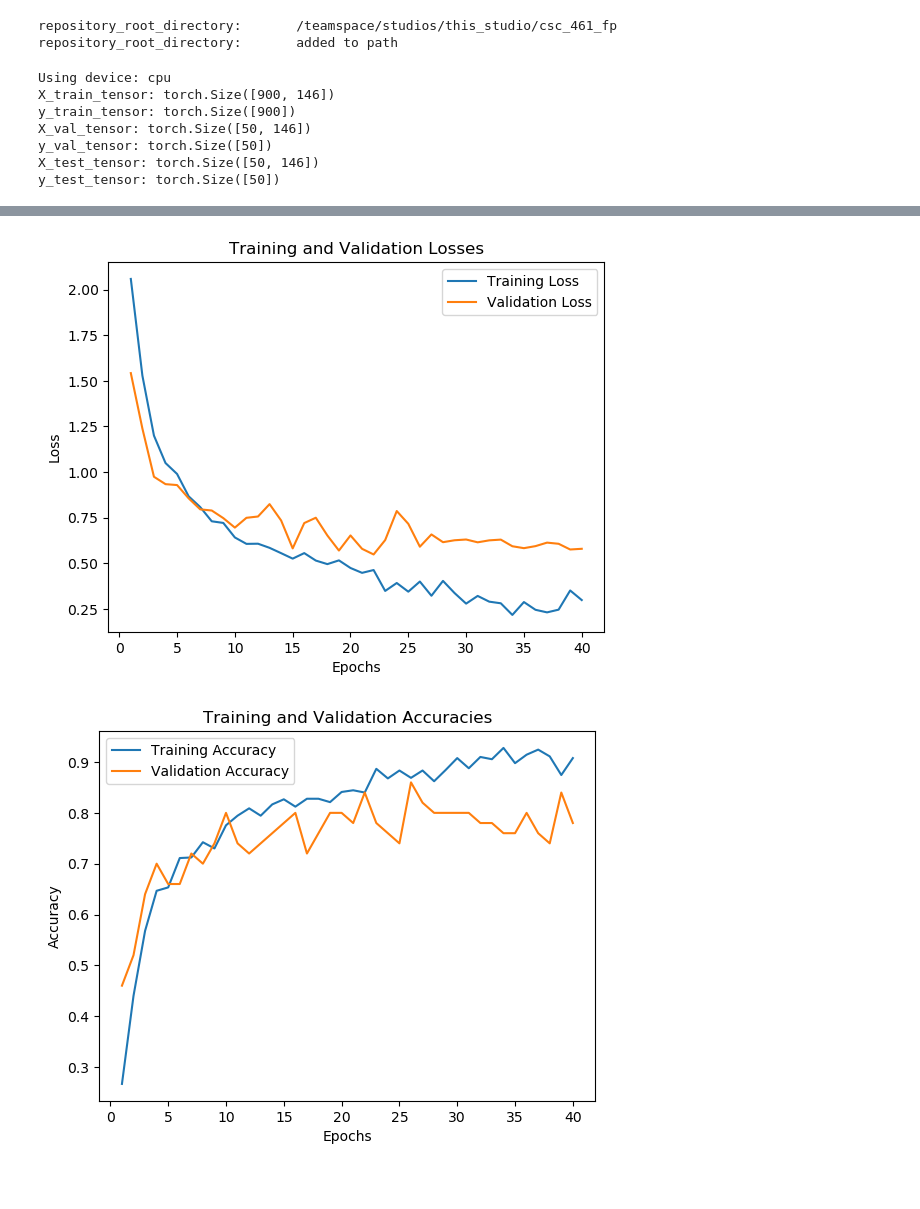
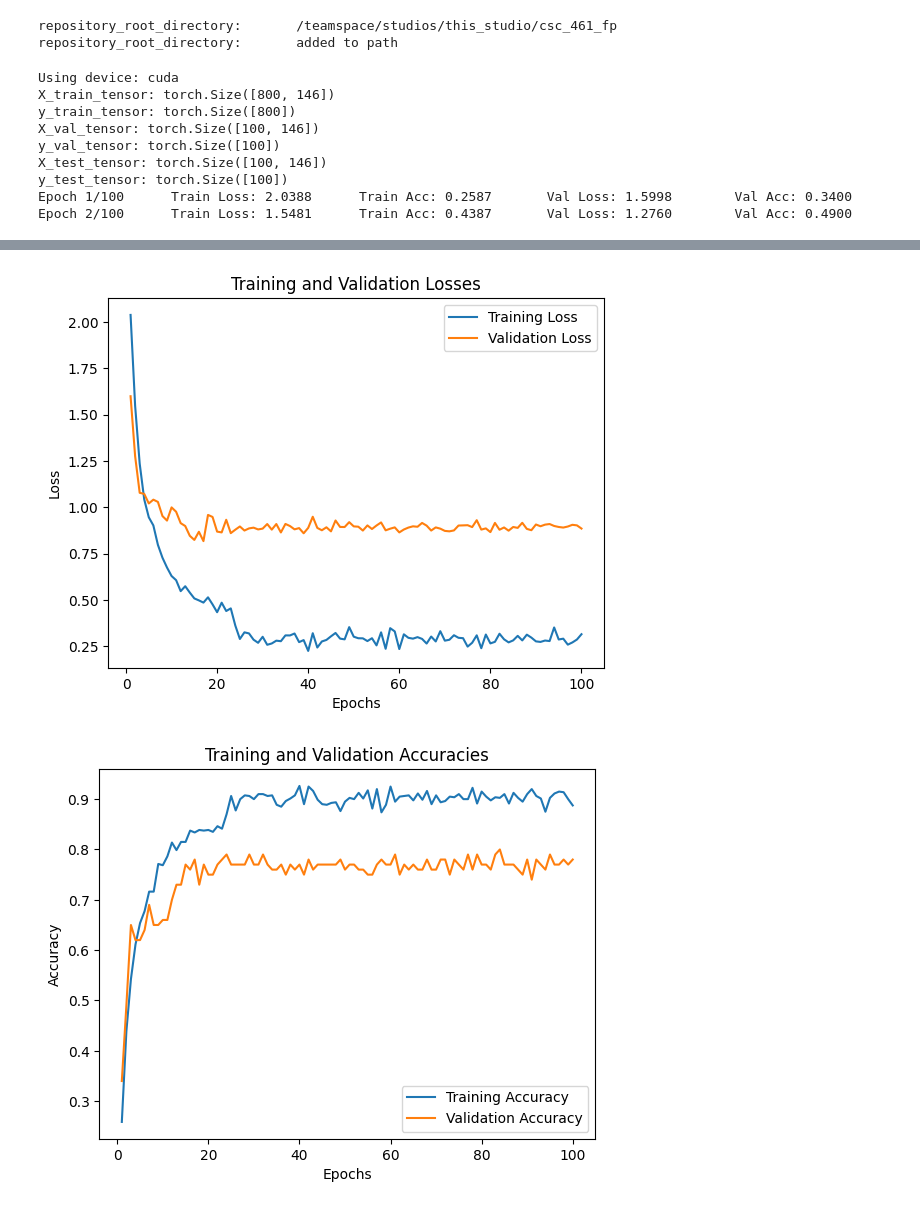
Before and after one commit to thiernohgradiagram/csc_461_fp, a Jupyter notebook: notebooks/_06_mlp_nn.ipynb, the cells around one changed output, grey strips where cells are left out. Saved outputs shown, nothing was run; the diff lists cells and outputs as text; code cells hidden in the pictures; blank space fills up the shorter version.

```diff
--- a/notebooks/_06_mlp_nn.ipynb
+++ b/notebooks/_06_mlp_nn.ipynb
@@ -361,7 +359,7 @@ config = {
     'output_size': 10,
     'hidden_layers': [146, 146, 146],
     'batch_size': 25,
-    'n_epochs': 40,
+    'n_epochs': 100,
     'learning_rate': 0.002,
     'dropout_rate': 0.3,  # Add dropout to reduce overfitting
     'weight_decay': 0.0001  # Add L2 regularization
@@ -514,10 +512,12 @@ print(f"Test Loss: {test_loss:.4f}, Test Accuracy: {test_accuracy*100:.4f}")
 # avg_val_accuracy = sum([result["val_accuracies"][-1] for result in fold_results]) / n_splits
 # print(f"Average Validation Accuracy Across Folds: {avg_val_accuracy:.4f}")
 # %% [output]
-Using device: cpu
-X_train_tensor: torch.Size([900, 146])
-y_train_tensor: torch.Size([900])
-X_val_tensor: torch.Size([50, 146])
-y_val_tensor: torch.Size([50])
-X_test_tensor: torch.Size([50, 146])
-y_test_tensor: torch.Size([50])
+Using device: cuda
+X_train_tensor: torch.Size([800, 146])
+y_train_tensor: torch.Size([800])
+X_val_tensor: torch.Size([100, 146])
+y_val_tensor: torch.Size([100])
+X_test_tensor: torch.Size([100, 146])
+y_test_tensor: torch.Size([100])
+Epoch 1/100      Train Loss: 2.0388      Train Acc: 0.2587       Val Loss: 1.5998        Val Acc: 0.3400
+Epoch 2/100      Train Loss: 1.5481      Train Acc: 0.4387       Val Loss: 1.2760        Val Acc: 0.4900
@@ -541,2 +541,2 @@ Epoch 40/40      Train Loss: 0.2990      Train Acc: 0.9078       Val Loss: 0.579
-[figure, old version]
+[figure, new version]
-[figure, old version]
+[figure, new version]
```
Also changed, not shown: parts of 2 cells of this notebook, 2 other files.
